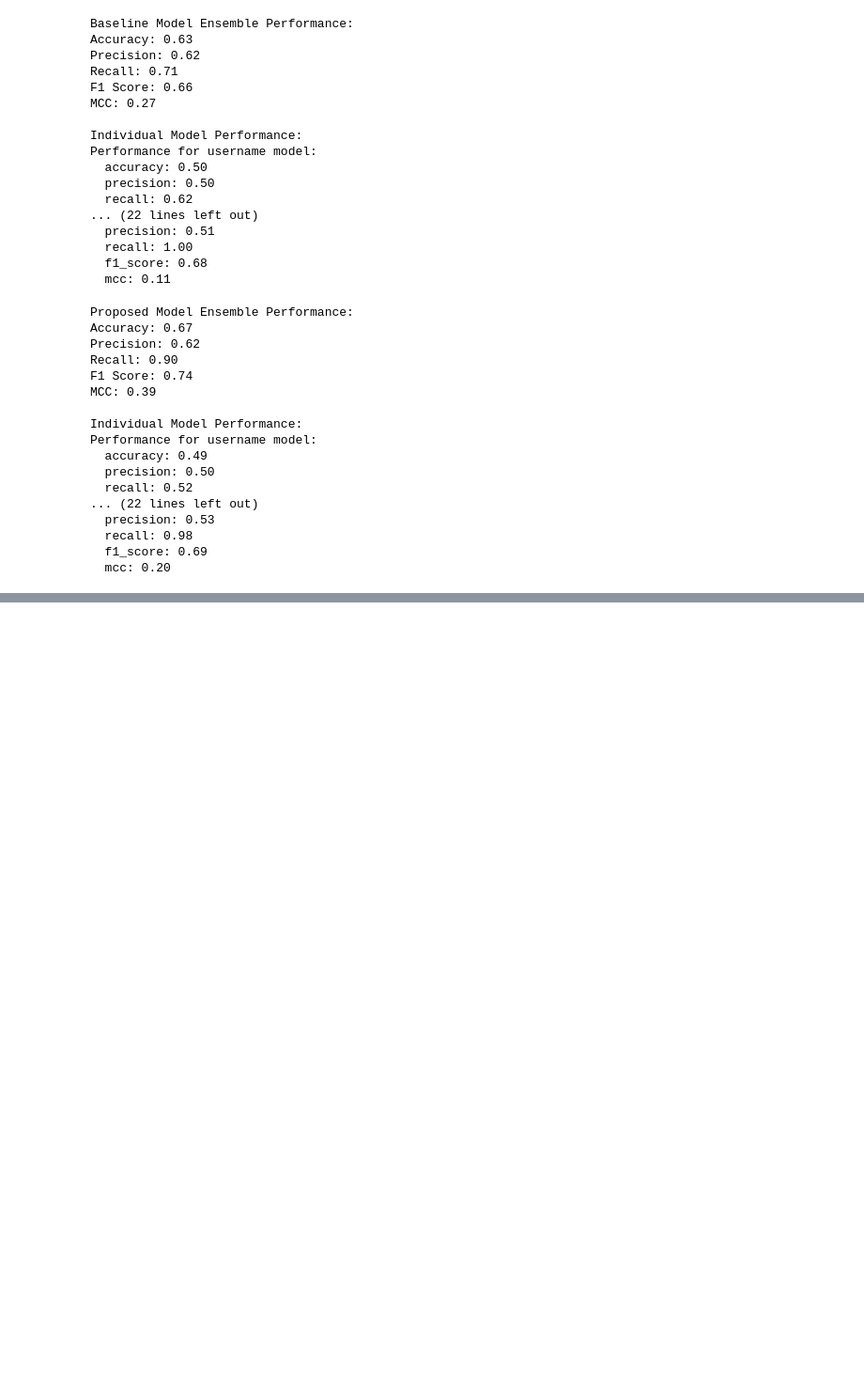
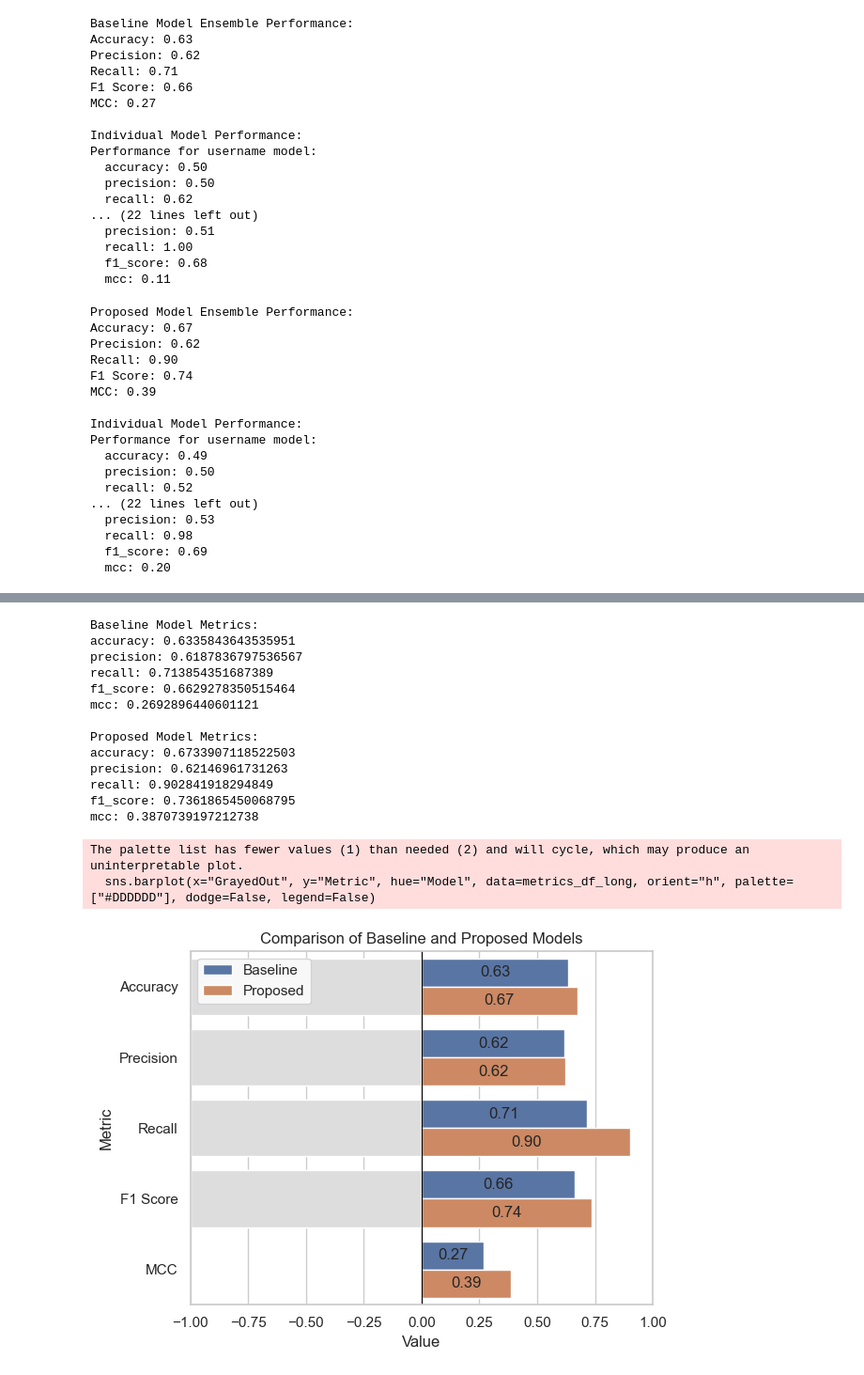
Before and after one commit to Pilner/multiplatform-bot-detector, a Jupyter notebook: backend/notebooks/testing/Thesis_Testing.ipynb, the cells around one changed output, grey strips where cells are left out. Shown at 94% size. Drawn from its saved outputs; the diff is of its cells as text; code cells hidden in the pictures; blank space fills up the shorter version.

```diff
--- a/backend/notebooks/testing/Thesis_Testing.ipynb
+++ b/backend/notebooks/testing/Thesis_Testing.ipynb
@@ -425,3 +443,76 @@ mcc: 0.39
+# %%
+print("Baseline Model Metrics:")
+for key, value in baseline_model_metrics.items():
+	print(f"{key}: {value}")
+
+print("\nProposed Model Metrics:")
+for key, value in proposed_model_metrics.items():
+	print(f"{key}: {value}")
+
+# Create a DataFrame from the metrics
+metrics_df = pd.DataFrame({
+	"Model": ["Baseline", "Proposed"],
+	"Accuracy": [baseline_model_metrics["accuracy"], proposed_model_metrics["accuracy"]],
+	"Precision": [baseline_model_metrics["precision"], proposed_model_metrics["precision"]],
+	"Recall": [baseline_model_metrics["recall"], proposed_model_metrics["recall"]],
+	"F1 Score": [baseline_model_metrics["f1_score"], proposed_model_metrics["f1_score"]],
+	"MCC": [baseline_model_metrics["mcc"], proposed_model_metrics["mcc"]]
+})
+
+# Melt the DataFrame to long format
+metrics_df_long = pd.melt(metrics_df, id_vars="Model", var_name="Metric", value_name="Value")
+
+# Create a column for grayed-out values excluding MCC from -1 to 0
+metrics_df_long['GrayedOut'] = np.where(metrics_df_long['Metric'] == 'MCC', False, -1)
+
+# Plot the grayed-out portion (left side of bars)
+sns.barplot(x="GrayedOut", y="Metric", hue="Model", data=metrics_df_long, orient="h", palette=["#DDDDDD"], dodge=False, legend=False)
+
+# Create a horizontal stacked bar chart for the actual values
+ax = sns.barplot(x="Value", y="Metric", hue="Model", data=metrics_df_long, orient="h")
+
+# Set xlim to -1, 1
+plt.xlim(-1, 1)
+plt.axvline(0, color='black', linewidth=0.8)
+
+# Attach values to the bars
+for p in ax.patches:
+	# p.get_x() gives the left edge, and p.get_width() gives the width of the bar
+	bar_width = p.get_width()
+	bar_x_position = p.get_x() + bar_width / 2
+	bar_y_position = p.get_y() + p.get_height() / 2
+
+	# do not display grayed-out values and center line
+	if bar_width <= 0:
+		continue
+
+	# Position the text at the center of the bar
+	ax.text(bar_x_position, bar_y_position, f"{bar_width:.2f}", ha='center', va='center')
+
+plt.xlabel("Value")
+plt.ylabel("Metric")
+plt.legend(loc='upper left')
+plt.title("Comparison of Baseline and Proposed Models")
+plt.tight_layout()
+plt.savefig('figures/Metrics.png')
+plt.show()
+# %% [output]
+Baseline Model Metrics:
+accuracy: 0.6335843643535951
+precision: 0.6187836797536567
+recall: 0.713854351687389
+f1_score: 0.6629278350515464
+mcc: 0.2692896440601121
+
+Proposed Model Metrics:
+accuracy: 0.6733907118522503
+precision: 0.62146961731263
+recall: 0.902841918294849
+f1_score: 0.7361865450068795
+mcc: 0.3870739197212738
+The palette list has fewer values (1) than needed (2) and will cycle, which may produce an uninterpretable plot.
+  sns.barplot(x="GrayedOut", y="Metric", hue="Model", data=metrics_df_long, orient="h", palette=["#DDDDDD"], dodge=False, legend=False)
+[figure, added]
 # %%
 # Calculate the mean differences between the metrics and use Paired T-Test to determine if the differences are statistically significant - consider p-value < 0.05 as significant
 
```
Also changed, not shown: parts of 6 cells of this notebook, 5 other files.
